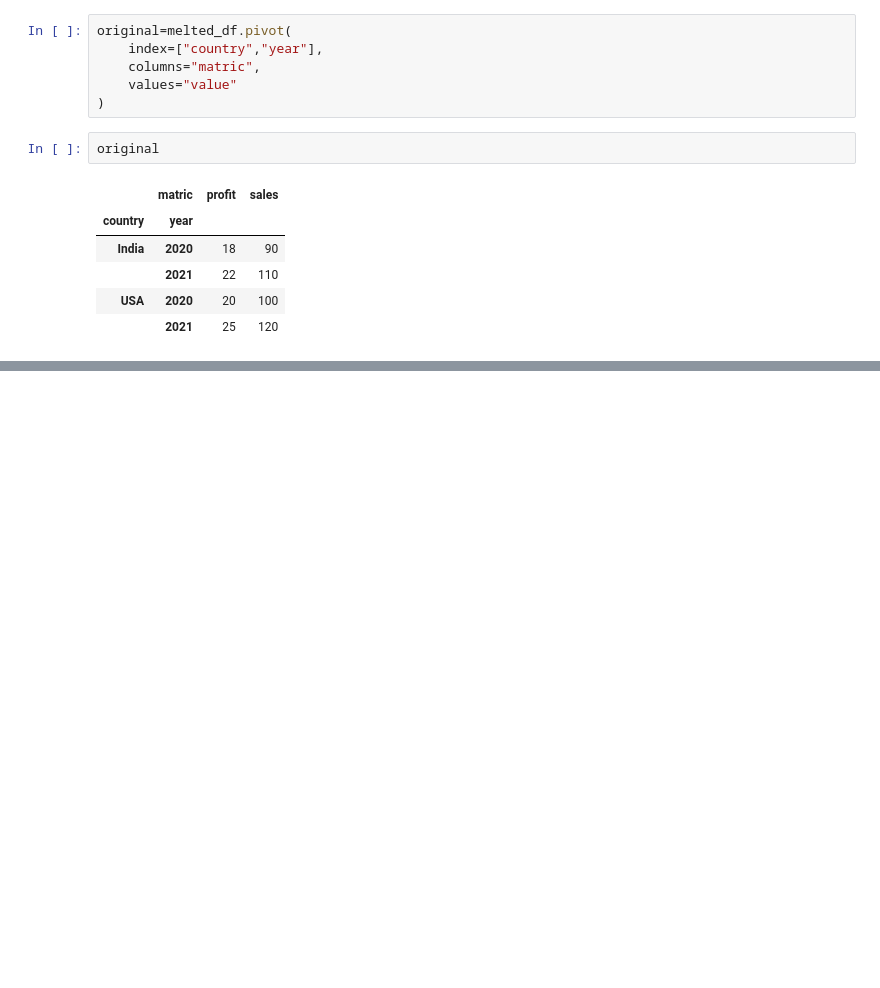
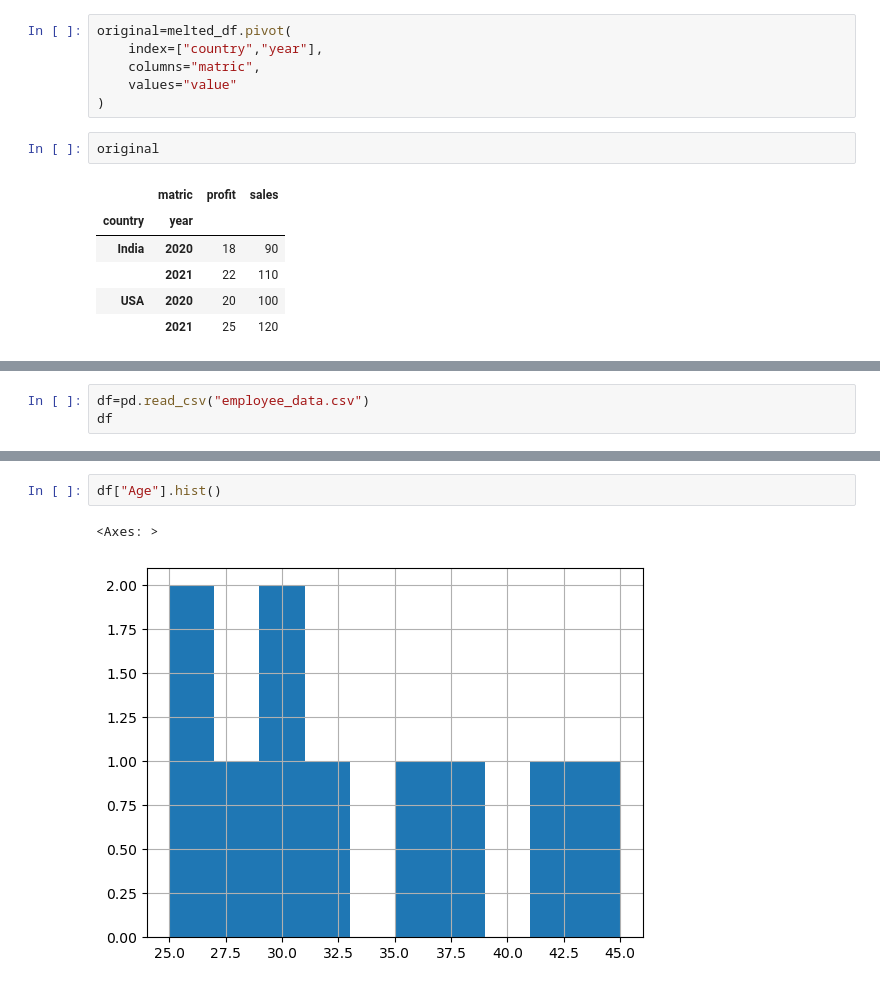
Before and after one commit to yashvardhan-bit/AI-ML, a Jupyter notebook: DATA/pandas_tutorial.ipynb, the cells around one changed output, grey strips where cells are left out. Saved outputs shown, nothing was run; the diff lists cells and outputs as text; blank space fills up the shorter version.

Commit message:
data trans.

```diff
--- a/DATA/pandas_tutorial.ipynb
+++ b/DATA/pandas_tutorial.ipynb
@@ -1172,0 +1177,3 @@ original
+# %%
+df=pd.read_csv("employee_data.csv")
+df
@@ -1172,0 +1192,5 @@ original
+# %%
+df["Age"].hist()
+# %% [output]
+<Axes: >
+[figure, added]
```
Also changed, not shown: parts of 3 cells of this notebook, 1 other file.
